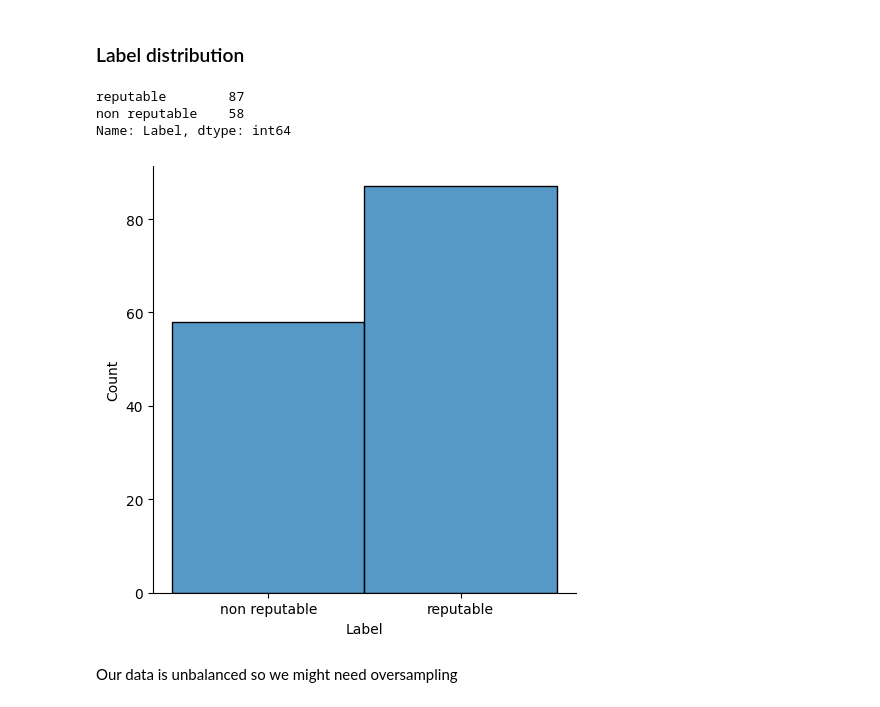
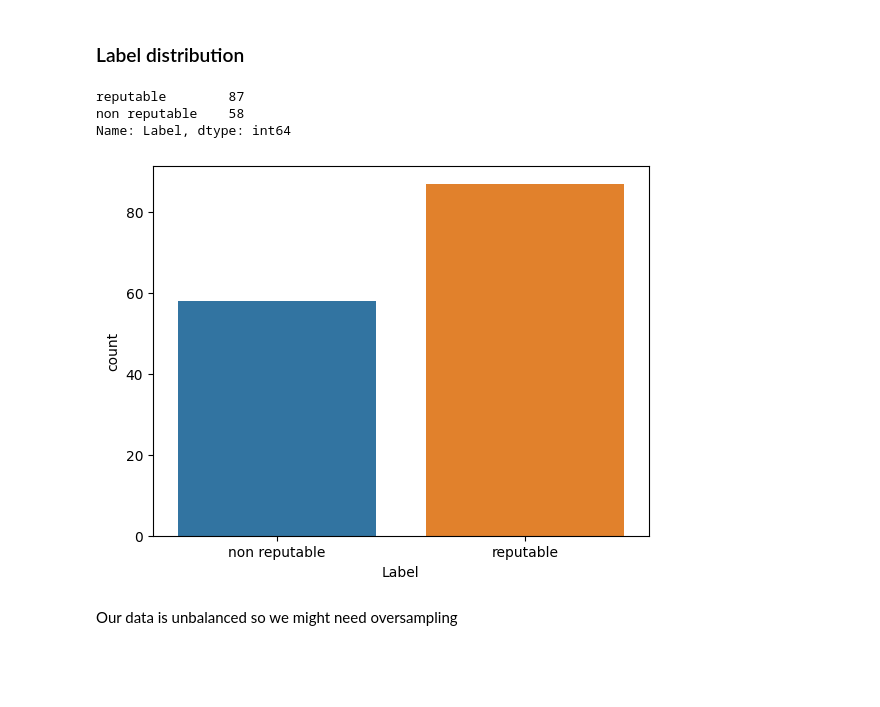
Before and after one commit to mhaln3mi/Youtube-content-quality-classification, a Jupyter notebook: code.ipynb, the cells around one changed output. Drawn from its saved outputs; the diff is of its cells as text; code cells hidden in the pictures; blank space fills up the shorter version.

```diff
--- a/code.ipynb
+++ b/code.ipynb
@@ -92,3 +104,9 @@ dff['pushblishYear'] = dff['publishedAt'].apply(lambda x: x.strftime("%Y"))
+# %%
+numeric_cols = ['viewCount', 'likeCount', 'commentCount', 'pushblishYear']
+
+df[numeric_cols] = df[numeric_cols].apply(pd.to_numeric, errors = 'coerce', axis = 1)
+
+dff[numeric_cols] = dff[numeric_cols].apply(pd.to_numeric, errors = 'coerce', axis = 1)
 # %% [markdown]
 Convert duration to seconds
 # %%
@@ -125,13 +146,13 @@ dff = dff.drop(['Unnamed: 0', 'description', 'title', 'publishedAt', 'duration',
 # %% [markdown]
 ### Label distribution
 # %%
-sns.displot(df, x="Label")
+sns.countplot(x="Label", data=df)
 df["Label"].value_counts()
 # %% [output]
 reputable        87
 non reputable    58
 Name: Label, dtype: int64
-[figure, old version]
+[figure, new version]
 # %% [markdown]
 Our data is unbalanced so we might need oversampling
 # %%
```
Also changed, not shown: parts of 31 cells of this notebook, 4 other files.
